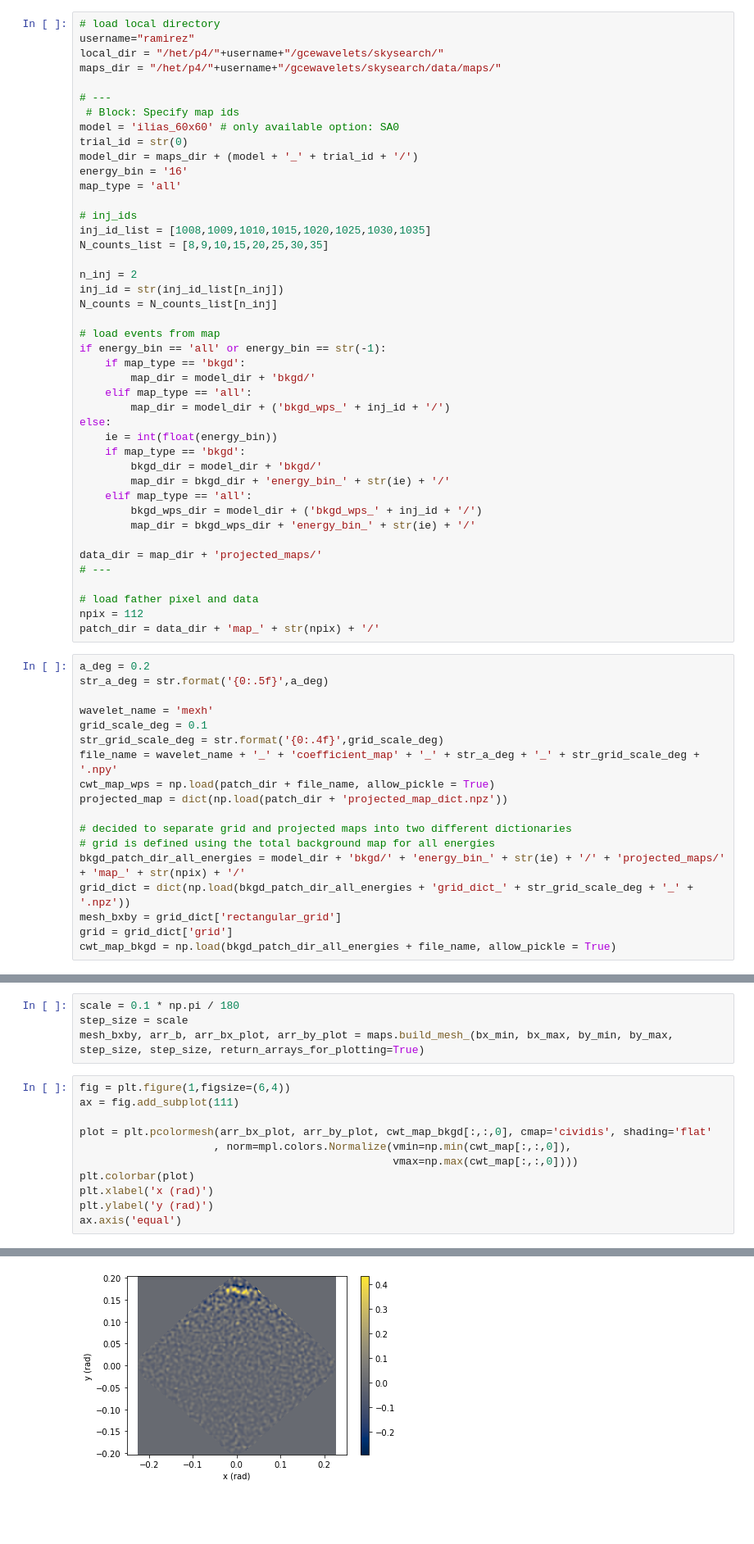
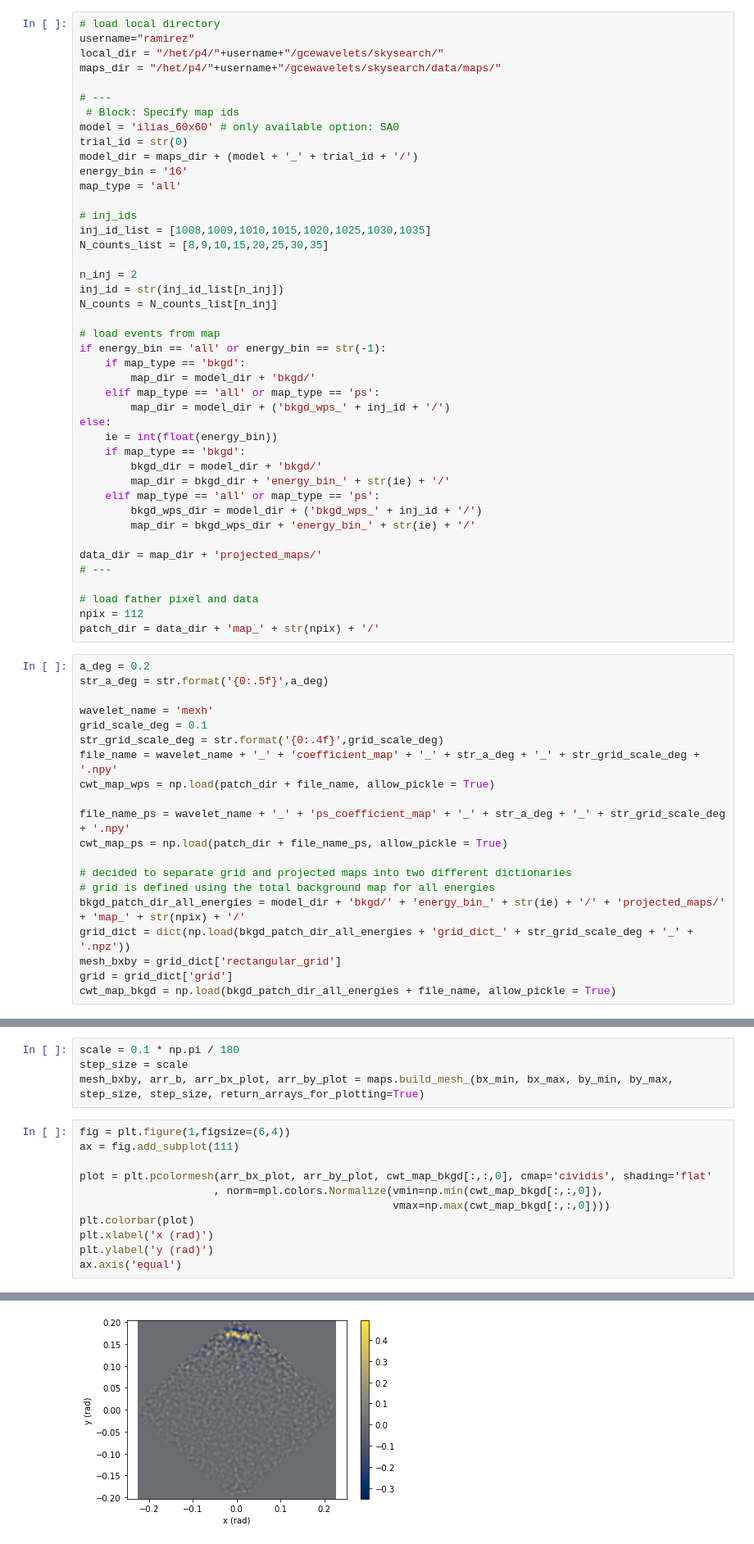
Before and after one commit to edwarddramirez/skysearch, a Jupyter notebook: histogram_maker.ipynb, the cells around one changed output, grey strips where cells are left out. Shown: that part at 82% size. Cells and saved outputs as stored; diff of their text form; blank space fills up the shorter version.

```diff
--- a/histogram_maker.ipynb
+++ b/histogram_maker.ipynb
@@ -41,14 +42,14 @@ N_counts = N_counts_list[n_inj]
 if energy_bin == 'all' or energy_bin == str(-1):
     if map_type == 'bkgd':
         map_dir = model_dir + 'bkgd/'
-    elif map_type == 'all':
+    elif map_type == 'all' or map_type == 'ps':
         map_dir = model_dir + ('bkgd_wps_' + inj_id + '/')
 else:
     ie = int(float(energy_bin))
     if map_type == 'bkgd':
         bkgd_dir = model_dir + 'bkgd/'
         map_dir = bkgd_dir + 'energy_bin_' + str(ie) + '/'
-    elif map_type == 'all':
+    elif map_type == 'all' or map_type == 'ps':
         bkgd_wps_dir = model_dir + ('bkgd_wps_' + inj_id + '/')
         map_dir = bkgd_wps_dir + 'energy_bin_' + str(ie) + '/'
 
@@ -67,7 +68,9 @@ grid_scale_deg = 0.1
 str_grid_scale_deg = str.format('{0:.4f}',grid_scale_deg)
 file_name = wavelet_name + '_' + 'coefficient_map' + '_' + str_a_deg + '_' + str_grid_scale_deg + '.npy'
 cwt_map_wps = np.load(patch_dir + file_name, allow_pickle = True)
-projected_map = dict(np.load(patch_dir + 'projected_map_dict.npz'))
+
+file_name_ps = wavelet_name + '_' + 'ps_coefficient_map' + '_' + str_a_deg + '_' + str_grid_scale_deg + '.npy'
+cwt_map_ps = np.load(patch_dir + file_name_ps, allow_pickle = True)
 
 # decided to separate grid and projected maps into two different dictionaries
 # grid is defined using the total background map for all energies
@@ -92,17 +95,17 @@ mesh_bxby, arr_b, arr_bx_plot, arr_by_plot = maps.build_mesh_(bx_min, bx_max, by
 # %%
 fig = plt.figure(1,figsize=(6,4))
 ax = fig.add_subplot(111)
 
 plot = plt.pcolormesh(arr_bx_plot, arr_by_plot, cwt_map_bkgd[:,:,0], cmap='cividis', shading='flat'
-                     , norm=mpl.colors.Normalize(vmin=np.min(cwt_map[:,:,0]),
-                                                 vmax=np.max(cwt_map[:,:,0])))
+                     , norm=mpl.colors.Normalize(vmin=np.min(cwt_map_bkgd[:,:,0]),
+                                                 vmax=np.max(cwt_map_bkgd[:,:,0])))
 plt.colorbar(plot)
 plt.xlabel('x (rad)')
 plt.ylabel('y (rad)')
 ax.axis('equal')
 # %% [output]
 (-0.22575039922668377,
  0.2262898770398482,
  -0.20317234408792986,
  0.2034893716267495)
-[figure, old version]
+[figure, new version]
```
Also changed, not shown: parts of 12 cells of this notebook, 2 other files.
